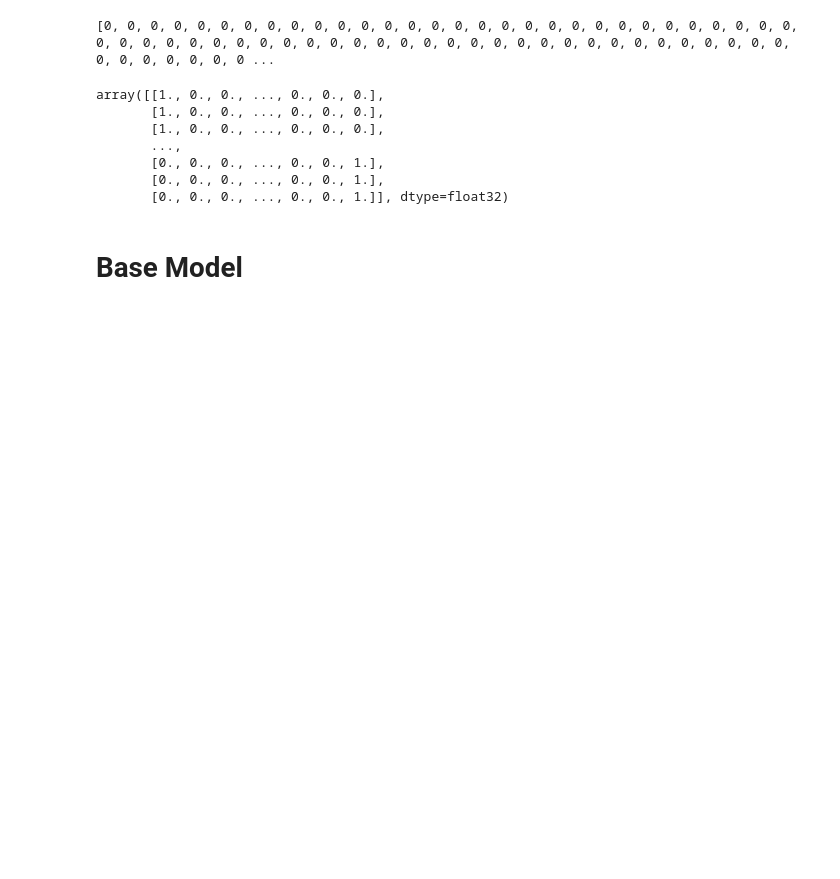
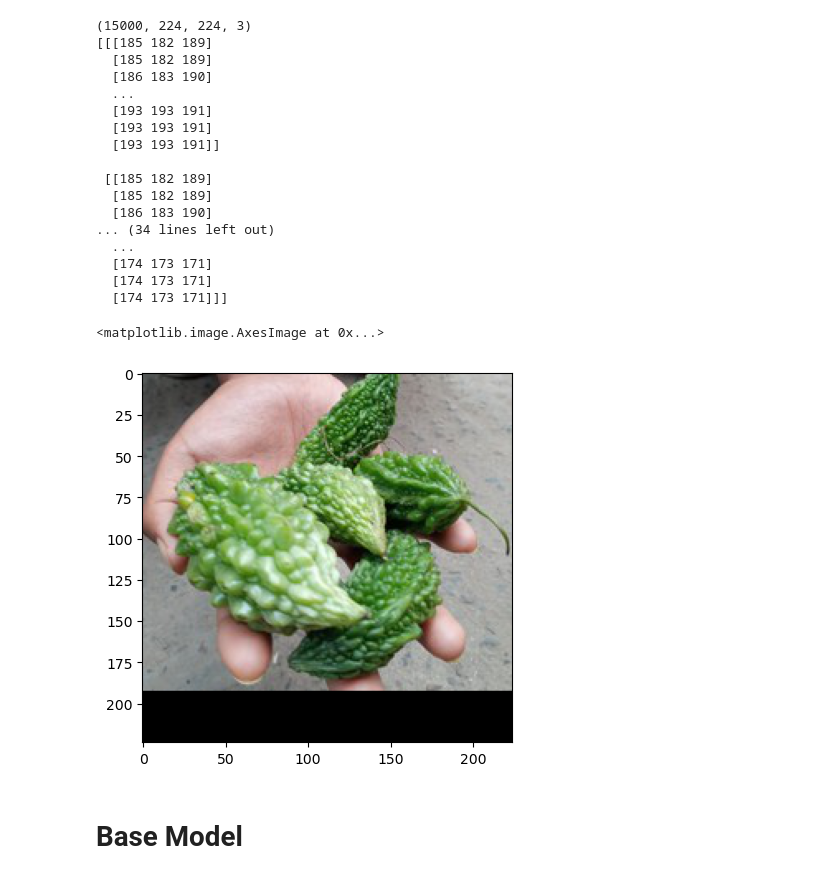
Before and after one commit to IsmaelBena/INM702-Coursework, a Jupyter notebook: Task2.ipynb, the cells around one changed output. Cells and saved outputs as stored; diff of their text form; code cells hidden in the pictures; blank space fills up the shorter version.

```diff
--- a/Task2.ipynb
+++ b/Task2.ipynb
@@ -27,7 +27,10 @@ for i in os.listdir(filedir):
         for k in os.listdir(jfiledir):
             kfiledir=os.path.join(jfiledir,k)
             if(i=='train'):
-                X_train.append(np.array(PIL.Image.open(kfiledir)))
+                img=np.array(PIL.Image.open(kfiledir))
+                # print(img.shape)
+                img.resize((224,224,3))
+                X_train.append(img)
                 y_train.append(iter)
             if(i=='test'):
                 X_test.append(np.array(PIL.Image.open(kfiledir)))
@@ -35,20 +38,30 @@ for i in os.listdir(filedir):
             if(i=='validation'):
                 X_valid.append(np.array(PIL.Image.open(kfiledir)))
                 y_valid.append(iter)
-# %%
-print(y_train)
-keras.utils.to_categorical(
-    y_train, num_classes=None, dtype='float32'
-)
-# %% [output]
-[0, 0, 0, 0, 0, 0, 0, 0, 0, 0, 0, 0, 0, 0, 0, 0, 0, 0, 0, 0, 0, 0, 0, 0, 0, 0, 0, 0, 0, 0, 0, 0, 0, 0, 0, 0, 0, 0, 0, 0, 0, 0, 0, 0, 0, 0, 0, 0, 0, 0, 0, 0, 0, 0, 0, 0, 0, 0, 0, 0, 0, 0, 0, 0, 0, 0, 0 ...
-array([[1., 0., 0., ..., 0., 0., 0.],
-       [1., 0., 0., ..., 0., 0., 0.],
-       [1., 0., 0., ..., 0., 0., 0.],
-       ...,
-       [0., 0., 0., ..., 0., 0., 1.],
-       [0., 0., 0., ..., 0., 0., 1.],
-       [0., 0., 0., ..., 0., 0., 1.]], dtype=float32)
+# %%
+print(np.array(X_train).shape)
+print(X_train[0])
+plt.imshow(X_train[1429])
+# %% [output]
+(15000, 224, 224, 3)
+[[[185 182 189]
+  [185 182 189]
+  [186 183 190]
+  ...
+  [193 193 191]
+  [193 193 191]
+  [193 193 191]]
+
+ [[185 182 189]
+  [185 182 189]
+  [186 183 190]
+... (34 lines left out)
+  ...
+  [174 173 171]
+  [174 173 171]
+  [174 173 171]]]
+<matplotlib.image.AxesImage at 0x...>
+[figure, added]
 # %% [markdown]
 # Base Model
 # %%
```
